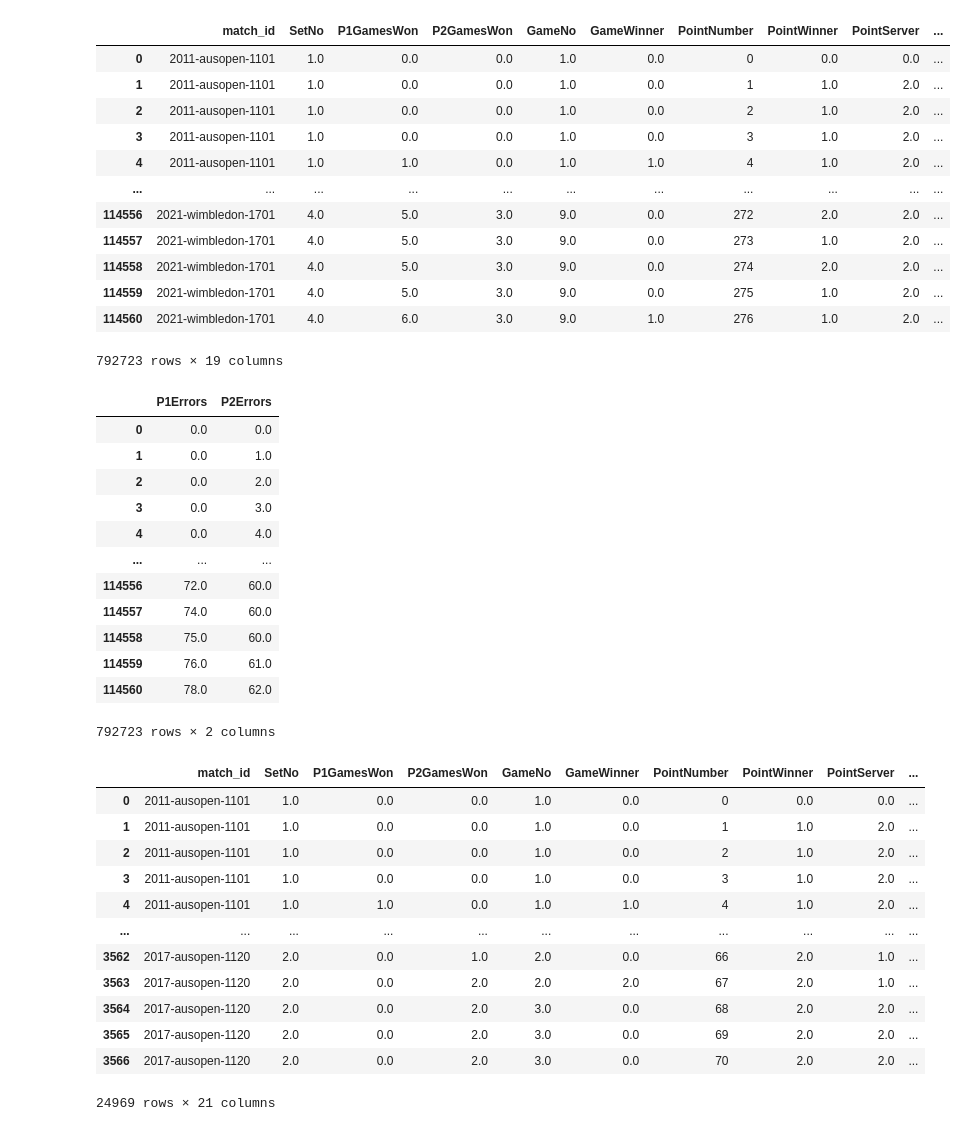
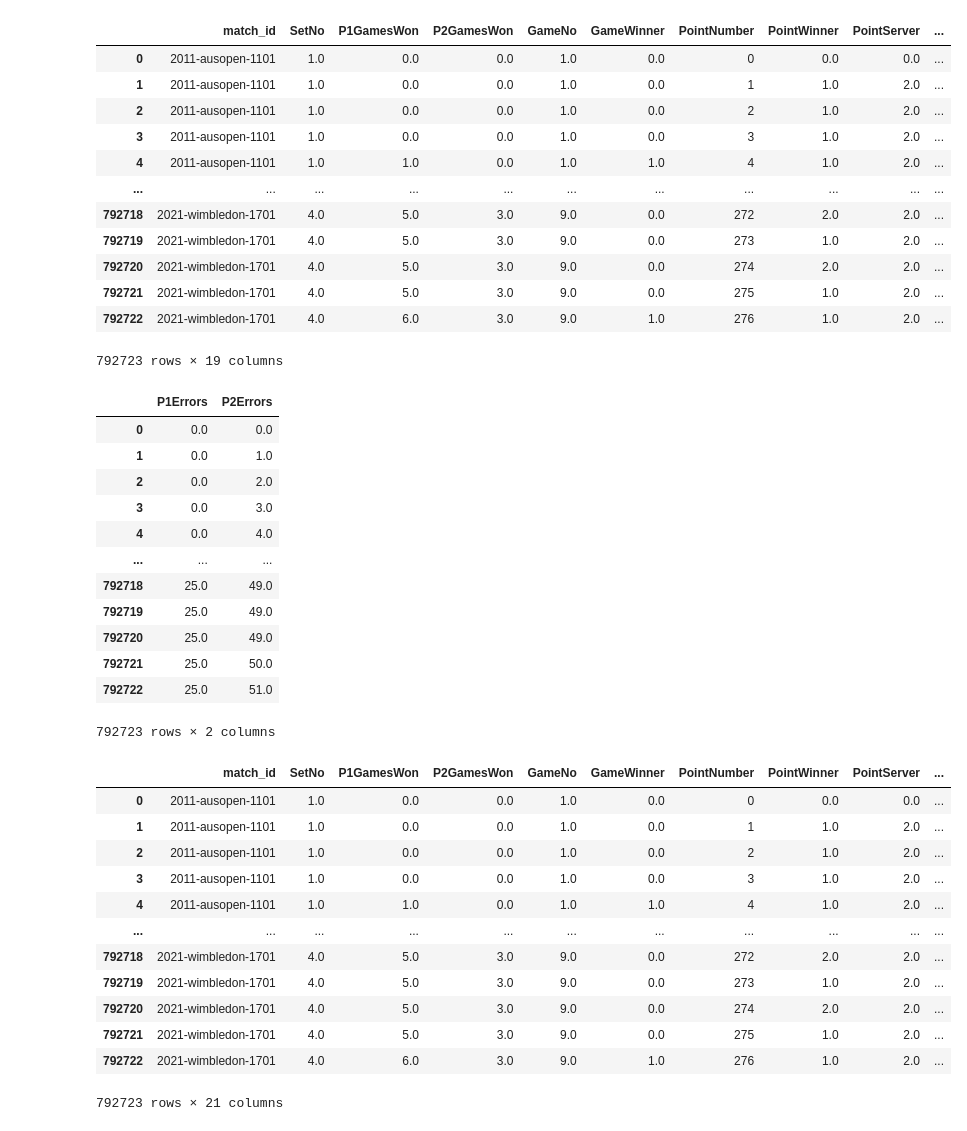
Before and after one commit to hoanganhminh01/CSE-481DS-Tennis-Analysis, a Jupyter notebook: src/tennisanalyse.ipynb, the cells around one changed output. Cells and saved outputs as stored; diff of their text form; code cells hidden in the pictures.

Commit message:
start on pressure point

```diff
--- a/src/tennisanalyse.ipynb
+++ b/src/tennisanalyse.ipynb
@@ -3,32 +4,33 @@ import pandas as pd
 # %%
 points_2011 = pd.read_csv(f"../data/grand-slam-point-data/combined-points/2011-combined-points.csv", encoding='unicode_escape', low_memory=False)
 match_2011 = pd.read_csv(f"../data/grand-slam-point-data/combined-matches/2011-combined-matches.csv", encoding='unicode_escape', low_memory=False)
 combined = pd.merge(points_2011, match_2011, on="match_id", how="inner")
 for i in range(2012, 2022):
     points = pd.read_csv(f"../data/grand-slam-point-data/combined-points/{i}-combined-points.csv", encoding='unicode_escape', low_memory=False)
     match = pd.read_csv(f"../data/grand-slam-point-data/combined-matches/{i}-combined-matches.csv", encoding='unicode_escape', low_memory=False)
     cur_year = pd.merge(points, match, on="match_id", how="inner")
     combined = pd.concat([combined, cur_year], sort=True)
 
 points = combined
 points = points[
     ["match_id", "SetNo", "P1GamesWon", "P2GamesWon", "GameNo", "GameWinner", "PointNumber", "PointWinner", "PointServer", "P1Score",
     "P2Score", "P1Winner", "P2Winner", "P1DoubleFault", "P2DoubleFault", "P1UnfErr", "P2UnfErr", "P1BreakPoint", "P2BreakPoint"]
 ].dropna(how="any")
+points = points.reset_index(drop=True)
 points
 # %% [output]
 |  | match_id | SetNo | P1GamesWon | P2GamesWon | GameNo | GameWinner | PointNumber | PointWinner | PointServer | ... |
 | 0 | 2011-ausopen-1101 | 1.0 | 0.0 | 0.0 | 1.0 | 0.0 | 0 | 0.0 | 0.0 | ... |
 | 1 | 2011-ausopen-1101 | 1.0 | 0.0 | 0.0 | 1.0 | 0.0 | 1 | 1.0 | 2.0 | ... |
 | 2 | 2011-ausopen-1101 | 1.0 | 0.0 | 0.0 | 1.0 | 0.0 | 2 | 1.0 | 2.0 | ... |
 | 3 | 2011-ausopen-1101 | 1.0 | 0.0 | 0.0 | 1.0 | 0.0 | 3 | 1.0 | 2.0 | ... |
 | 4 | 2011-ausopen-1101 | 1.0 | 1.0 | 0.0 | 1.0 | 1.0 | 4 | 1.0 | 2.0 | ... |
 | ... | ... | ... | ... | ... | ... | ... | ... | ... | ... | ... |
-| 114556 | 2021-wimbledon-1701 | 4.0 | 5.0 | 3.0 | 9.0 | 0.0 | 272 | 2.0 | 2.0 | ... |
-| 114557 | 2021-wimbledon-1701 | 4.0 | 5.0 | 3.0 | 9.0 | 0.0 | 273 | 1.0 | 2.0 | ... |
-| 114558 | 2021-wimbledon-1701 | 4.0 | 5.0 | 3.0 | 9.0 | 0.0 | 274 | 2.0 | 2.0 | ... |
-| 114559 | 2021-wimbledon-1701 | 4.0 | 5.0 | 3.0 | 9.0 | 0.0 | 275 | 1.0 | 2.0 | ... |
-| 114560 | 2021-wimbledon-1701 | 4.0 | 6.0 | 3.0 | 9.0 | 1.0 | 276 | 1.0 | 2.0 | ... |
+| 792718 | 2021-wimbledon-1701 | 4.0 | 5.0 | 3.0 | 9.0 | 0.0 | 272 | 2.0 | 2.0 | ... |
+| 792719 | 2021-wimbledon-1701 | 4.0 | 5.0 | 3.0 | 9.0 | 0.0 | 273 | 1.0 | 2.0 | ... |
+| 792720 | 2021-wimbledon-1701 | 4.0 | 5.0 | 3.0 | 9.0 | 0.0 | 274 | 2.0 | 2.0 | ... |
+| 792721 | 2021-wimbledon-1701 | 4.0 | 5.0 | 3.0 | 9.0 | 0.0 | 275 | 1.0 | 2.0 | ... |
+| 792722 | 2021-wimbledon-1701 | 4.0 | 6.0 | 3.0 | 9.0 | 1.0 | 276 | 1.0 | 2.0 | ... |
 792723 rows × 19 columns
 # %%
 match_errors = points.groupby(["match_id"])[["P1DoubleFault", "P1UnfErr", "P2DoubleFault", "P2UnfErr"]].cumsum().groupby(level=0).cumsum().reset_index()
@@ -43,11 +45,11 @@ points[["P1Errors", "P2Errors"]]
 | 3 | 0.0 | 3.0 |
 | 4 | 0.0 | 4.0 |
 | ... | ... | ... |
-| 114556 | 72.0 | 60.0 |
-| 114557 | 74.0 | 60.0 |
-| 114558 | 75.0 | 60.0 |
-| 114559 | 76.0 | 61.0 |
-| 114560 | 78.0 | 62.0 |
+| 792718 | 25.0 | 49.0 |
+| 792719 | 25.0 | 49.0 |
+| 792720 | 25.0 | 49.0 |
+| 792721 | 25.0 | 50.0 |
+| 792722 | 25.0 | 51.0 |
 792723 rows × 2 columns
 # %%
 points
@@ -59,9 +61,9 @@ points
 | 3 | 2011-ausopen-1101 | 1.0 | 0.0 | 0.0 | 1.0 | 0.0 | 3 | 1.0 | 2.0 | ... |
 | 4 | 2011-ausopen-1101 | 1.0 | 1.0 | 0.0 | 1.0 | 1.0 | 4 | 1.0 | 2.0 | ... |
 | ... | ... | ... | ... | ... | ... | ... | ... | ... | ... | ... |
-| 3562 | 2017-ausopen-1120 | 2.0 | 0.0 | 1.0 | 2.0 | 0.0 | 66 | 2.0 | 1.0 | ... |
-| 3563 | 2017-ausopen-1120 | 2.0 | 0.0 | 2.0 | 2.0 | 2.0 | 67 | 2.0 | 1.0 | ... |
-| 3564 | 2017-ausopen-1120 | 2.0 | 0.0 | 2.0 | 3.0 | 0.0 | 68 | 2.0 | 2.0 | ... |
-| 3565 | 2017-ausopen-1120 | 2.0 | 0.0 | 2.0 | 3.0 | 0.0 | 69 | 2.0 | 2.0 | ... |
-| 3566 | 2017-ausopen-1120 | 2.0 | 0.0 | 2.0 | 3.0 | 0.0 | 70 | 2.0 | 2.0 | ... |
+| 792718 | 2021-wimbledon-1701 | 4.0 | 5.0 | 3.0 | 9.0 | 0.0 | 272 | 2.0 | 2.0 | ... |
+| 792719 | 2021-wimbledon-1701 | 4.0 | 5.0 | 3.0 | 9.0 | 0.0 | 273 | 1.0 | 2.0 | ... |
+| 792720 | 2021-wimbledon-1701 | 4.0 | 5.0 | 3.0 | 9.0 | 0.0 | 274 | 2.0 | 2.0 | ... |
+| 792721 | 2021-wimbledon-1701 | 4.0 | 5.0 | 3.0 | 9.0 | 0.0 | 275 | 1.0 | 2.0 | ... |
+| 792722 | 2021-wimbledon-1701 | 4.0 | 6.0 | 3.0 | 9.0 | 1.0 | 276 | 1.0 | 2.0 | ... |
-24969 rows × 21 columns
+792723 rows × 21 columns
```
Also changed, not shown: parts of 4 cells of this notebook.
